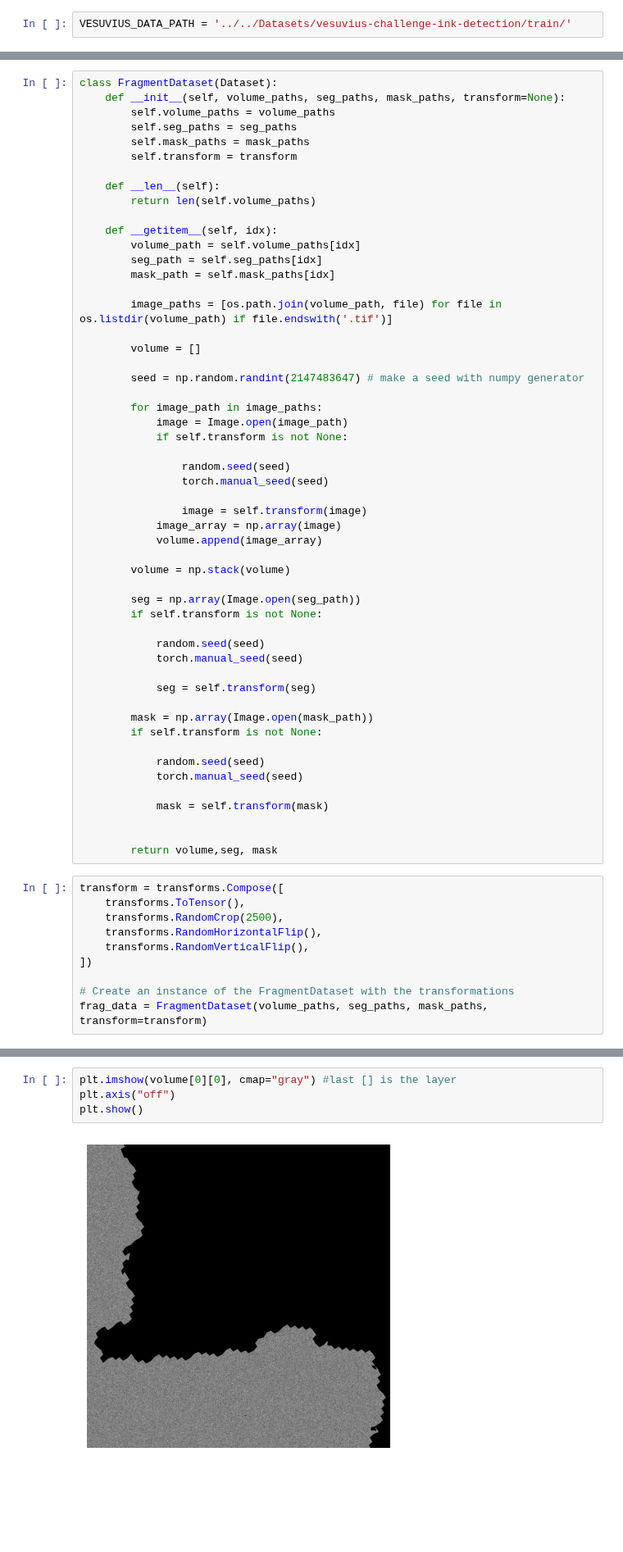
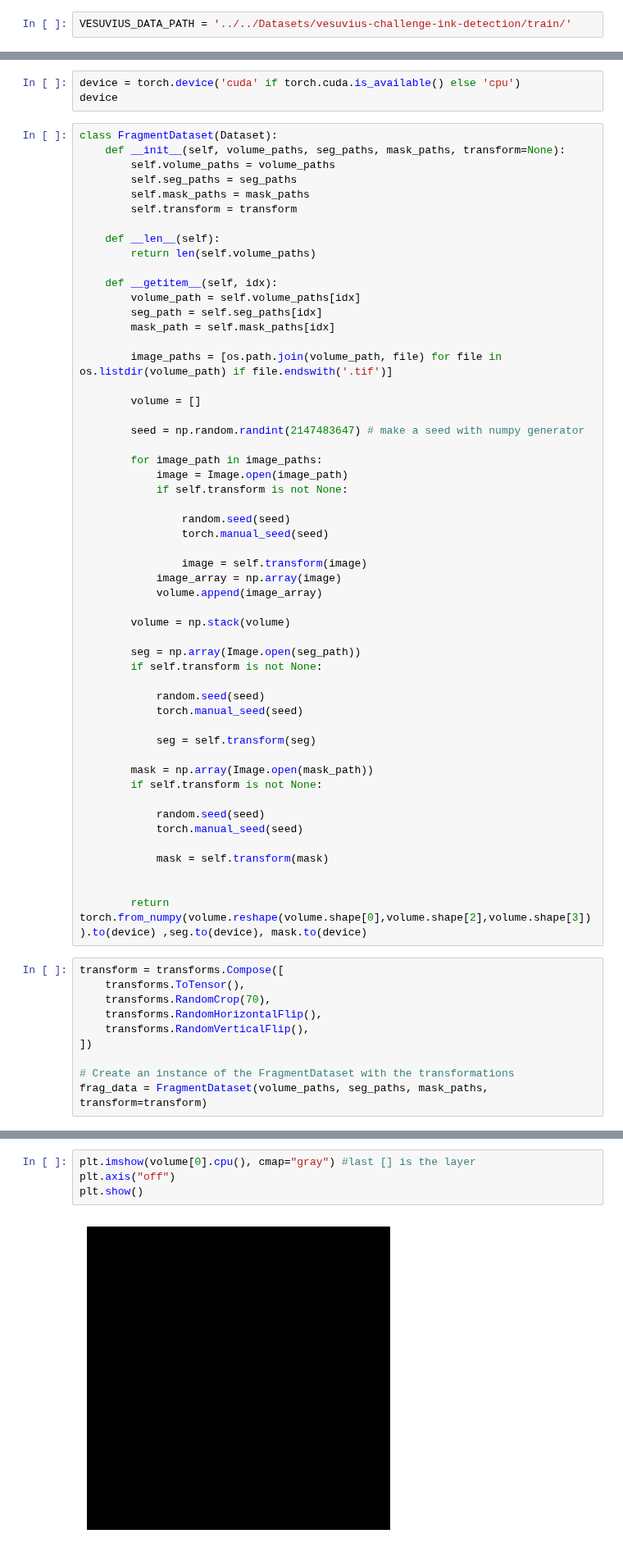
Before and after one commit to Wishmitha/Vesuvius, a Jupyter notebook: ink_detection/ink_detection_unet_pytorch_inbuilt_crops.ipynb, the cells around one changed output, grey strips where cells are left out. Shown at 82% size. Drawn from its saved outputs; the diff is of its cells as text; blank space fills up the shorter version.

```diff
--- a/ink_detection/ink_detection_unet_pytorch_inbuilt_crops.ipynb
+++ b/ink_detection/ink_detection_unet_pytorch_inbuilt_crops.ipynb
@@ -79,6 +79,9 @@ VESUVIUS_DATA_PATH = '../../Datasets/vesuvius-challenge-ink-detection/train/'
 volume_paths = [VESUVIUS_DATA_PATH+'1/surface_volume/',VESUVIUS_DATA_PATH+'2/surface_volume/',VESUVIUS_DATA_PATH+'3/surface_volume/']
 seg_paths = [VESUVIUS_DATA_PATH+'1/inkLabels.png',VESUVIUS_DATA_PATH+'2/inkLabels.png',VESUVIUS_DATA_PATH+'3/inkLabels.png']
 mask_paths = [VESUVIUS_DATA_PATH+'1/mask.png',VESUVIUS_DATA_PATH+'2/mask.png',VESUVIUS_DATA_PATH+'3/mask.png']
+# %%
+device = torch.device('cuda' if torch.cuda.is_available() else 'cpu')
+device
 # %%
 class FragmentDataset(Dataset):
     def __init__(self, volume_paths, seg_paths, mask_paths, transform=None):
@@ -131,11 +134,11 @@ class FragmentDataset(Dataset):
             mask = self.transform(mask)
 
 
-        return volume,seg, mask
+        return torch.from_numpy(volume.reshape(volume.shape[0],volume.shape[2],volume.shape[3])).to(device) ,seg.to(device), mask.to(device)
 # %%
 transform = transforms.Compose([
     transforms.ToTensor(),
-    transforms.RandomCrop(2500),
+    transforms.RandomCrop(70),
     transforms.RandomHorizontalFlip(),
     transforms.RandomVerticalFlip(),
 ])
@@ -158,9 +161,9 @@ Mask shape: torch.Size([1, 2500, 2500])
 # %%
-plt.imshow(volume[0][0], cmap="gray") #last [] is the layer
+plt.imshow(volume[0].cpu(), cmap="gray") #last [] is the layer
 plt.axis("off")
 plt.show()
 # %% [output]
-[figure, old version]
+[figure, new version]
 # %%
 plt.imshow(seg[0], cmap="gray")
 plt.axis("off")
```
Also changed, not shown: parts of 6 cells of this notebook, 1 other file.
